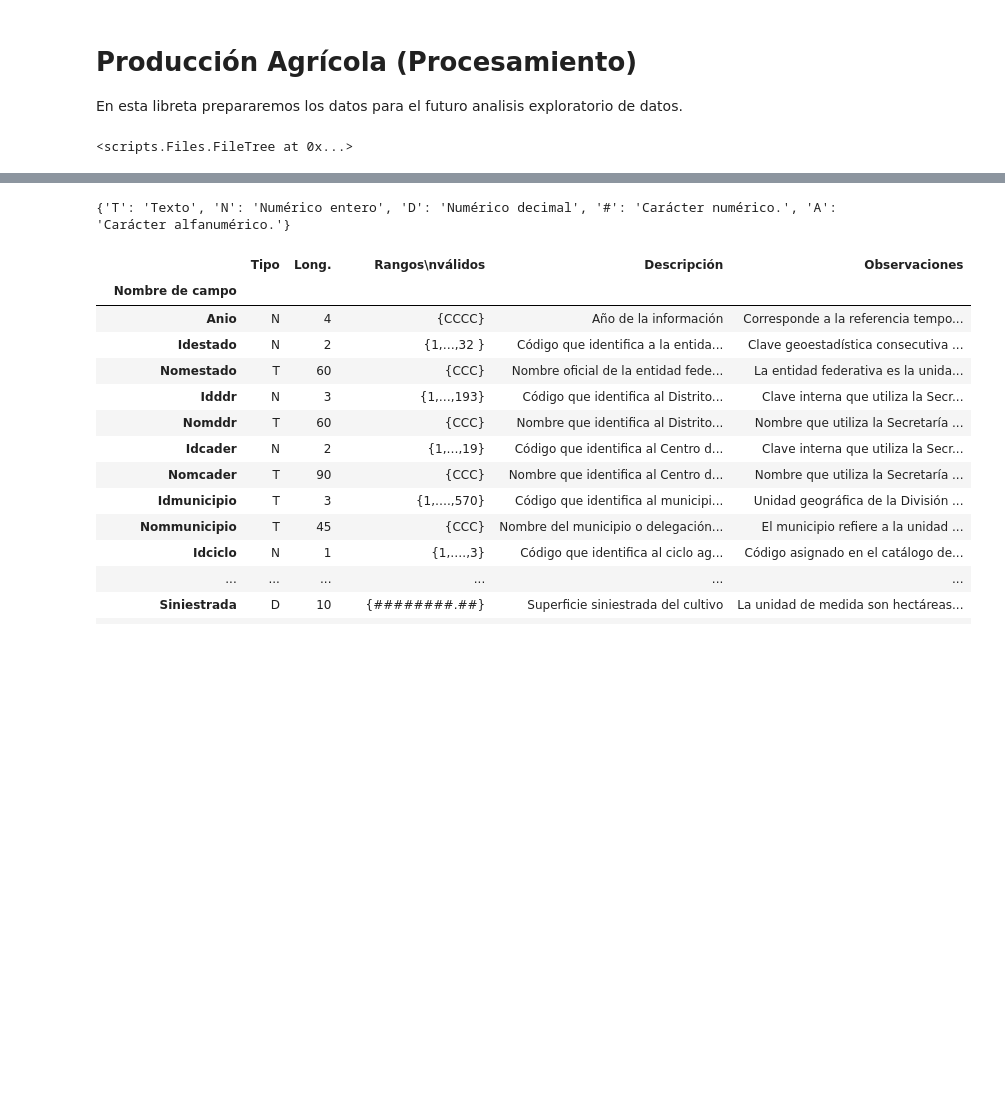
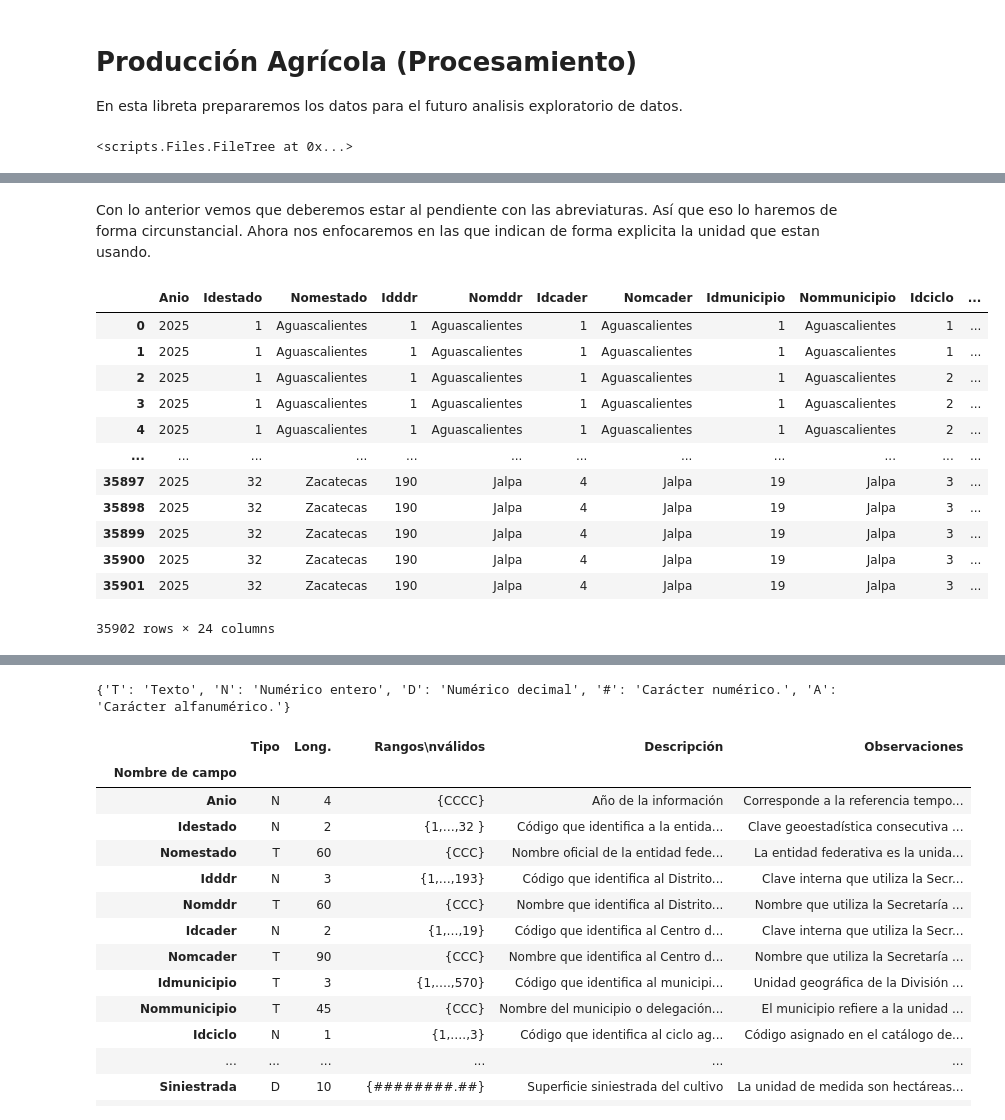
Before and after one commit to MCDagro3/proyecto_agronomia, a Jupyter notebook: notebooks/agroprod_2.ipynb, the cells around one changed output, grey strips where cells are left out. Drawn from its saved outputs; the diff is of its cells as text; code cells hidden in the pictures; blank space fills up the shorter version.

```diff
--- a/notebooks/agroprod_2.ipynb
+++ b/notebooks/agroprod_2.ipynb
@@ -21,0 +24,11 @@ Partiremos con el Diccionario de Datos. Modificando las reglas definidas por la
+# %%
+# Revisamos los conjuntos de datos que tengan y no tengan la columna pendiente.
+for file in dgsiap.branch:
+    df = file.open(pars=[1, {"low_memory":False, "index_col":0}])
+    print(df.columns.tolist()[14:18])
+
+# Elegimos el conjunto de referencia (el que ya quito las unidades) y el problemático a normalizar.
+check = dgsiap.branch[0]
+df_check = check.open(pars=[1, {"low_memory":False, "index_col":0}])
+base = dgsiap.branch[6]
+df_base= base.open(pars=[1, {"low_memory":False, "index_col":0}])
@@ -21,0 +55,5 @@ Partiremos con el Diccionario de Datos. Modificando las reglas definidas por la
+# %%
+crops = df_base['Nomcultivo Sin Um'].unique().tolist() # Seleccionamos los que ya esten bien escritos.
+df_prob = df_check[~df_check['Nomcultivo'].isin(crops)] # Quitamos los que coinciden con la base de referencia.
+crops_prob=df_prob['Nomcultivo'].unique().tolist()
+crops_prob[:10]
@@ -21,0 +106,34 @@ Partiremos con el Diccionario de Datos. Modificando las reglas definidas por la
+# %% [markdown]
+Con lo anterior vemos que deberemos estar al pendiente con las abreviaturas. Así que eso lo haremos de forma circunstancial. Ahora nos enfocaremos en las que indican de forma explicita la unidad que estan usando.
+# %%
+def norm_um(df):
+    crops = df['Nomcultivo'].unique().tolist()
+    um = df['Nomunidad'].unique().tolist()
+    um = set([u.lower() for u in um])
+
+    par_detect = {v: re.search(r"\(.*\)", v.lower()).group(0) for v in crops if re.search(r"\(.*\)", v)}
+    # print(par_detect)
+    crop_w_um = []
+    for crop in par_detect.keys():
+        if par_detect[crop][1:-1] in um:
+            crop_w_um.append(crop)
+    df['Nomcultivo'] = df['Nomcultivo'].apply(lambda x: re.sub(r"\(.*\)","", x) if x in set(crop_w_um) else x)
+    return df
+
+
+fase1_t = norm_um(df_check)
+fase1_t
+# %% [output]
+|  | Anio | Idestado | Nomestado | Idddr | Nomddr | Idcader | Nomcader | Idmunicipio | Nommunicipio | Idciclo | ... |
+| 0 | 2025 | 1 | Aguascalientes | 1 | Aguascalientes | 1 | Aguascalientes | 1 | Aguascalientes | 1 | ... |
+| 1 | 2025 | 1 | Aguascalientes | 1 | Aguascalientes | 1 | Aguascalientes | 1 | Aguascalientes | 1 | ... |
+| 2 | 2025 | 1 | Aguascalientes | 1 | Aguascalientes | 1 | Aguascalientes | 1 | Aguascalientes | 2 | ... |
+| 3 | 2025 | 1 | Aguascalientes | 1 | Aguascalientes | 1 | Aguascalientes | 1 | Aguascalientes | 2 | ... |
+| 4 | 2025 | 1 | Aguascalientes | 1 | Aguascalientes | 1 | Aguascalientes | 1 | Aguascalientes | 2 | ... |
+| ... | ... | ... | ... | ... | ... | ... | ... | ... | ... | ... | ... |
+| 35897 | 2025 | 32 | Zacatecas | 190 | Jalpa | 4 | Jalpa | 19 | Jalpa | 3 | ... |
+| 35898 | 2025 | 32 | Zacatecas | 190 | Jalpa | 4 | Jalpa | 19 | Jalpa | 3 | ... |
+| 35899 | 2025 | 32 | Zacatecas | 190 | Jalpa | 4 | Jalpa | 19 | Jalpa | 3 | ... |
+| 35900 | 2025 | 32 | Zacatecas | 190 | Jalpa | 4 | Jalpa | 19 | Jalpa | 3 | ... |
+| 35901 | 2025 | 32 | Zacatecas | 190 | Jalpa | 4 | Jalpa | 19 | Jalpa | 3 | ... |
+35902 rows × 24 columns
```
Also changed, not shown: parts of 35 cells of this notebook, 7 other files.
